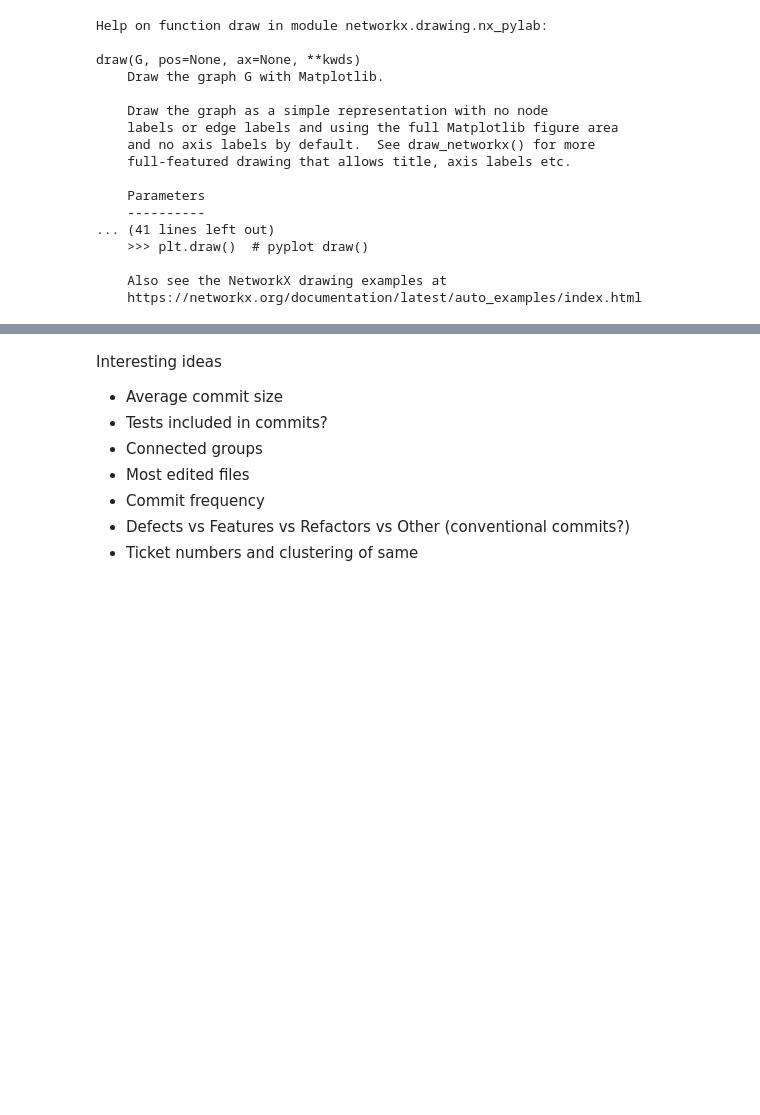
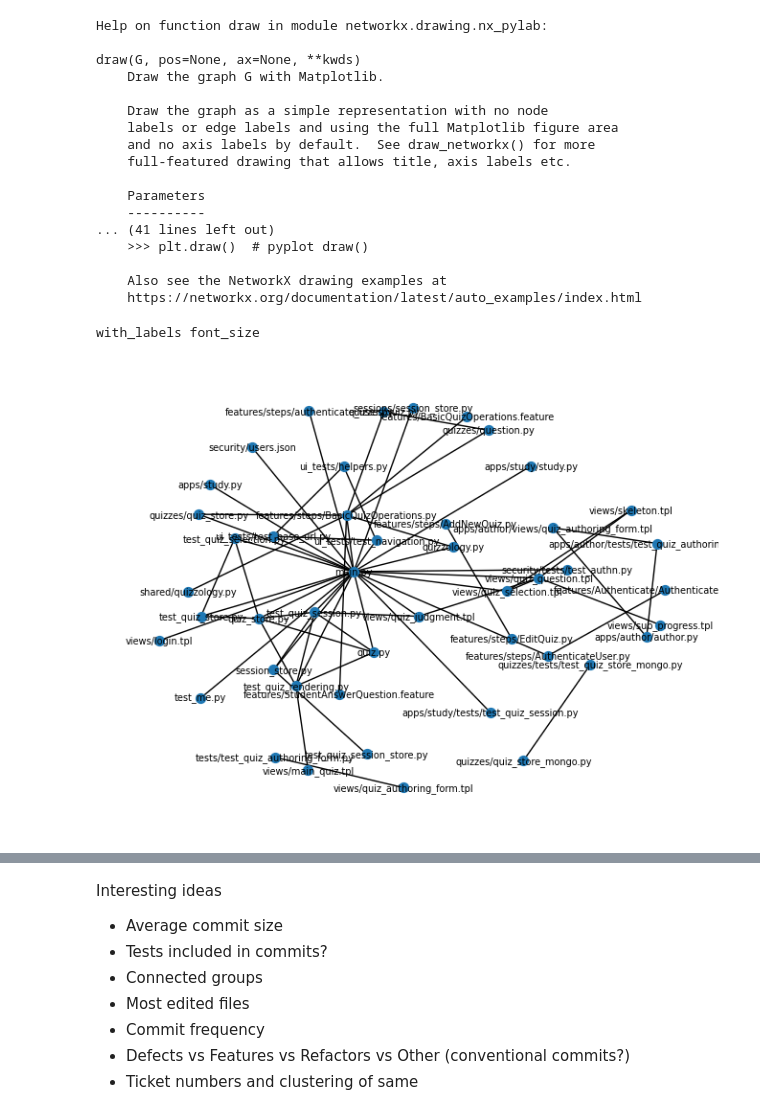
Before and after one commit to tottinge/gitminer-jupyter, a Jupyter notebook: RepoGraphs.ipynb, the cells around one changed output, grey strips where cells are left out. Cells and saved outputs as stored; diff of their text form; code cells hidden in the pictures; blank space fills up the shorter version.

```diff
--- a/RepoGraphs.ipynb
+++ b/RepoGraphs.ipynb
@@ -90,4 +79,18 @@ draw(G, pos=None, ax=None, **kwds)
 
     Also see the NetworkX drawing examples at
     https://networkx.org/documentation/latest/auto_examples/index.html
+# %%
+# Perhaps we should trim the data set so that we don't plot every single
+# edge and node in one ugly graph.
+
+busiest_graph = nx.Graph()
+busiest_graph.add_edges_from(edge
+                             for edge in repo_graph.edges
+                             if repo_graph.get_edge_data(*edge).get('count',0) > 5)
+from networkx import spring_layout
+layout= spring_layout(busiest_graph, k=0.8, iterations=50)
+nx.draw(busiest_graph, layout, **little_labels, node_size=50)
+# %% [output]
+with_labels font_size
+[figure, new version]
 # %%
```
Also changed, not shown: parts of 14 cells of this notebook, 1 other file.
